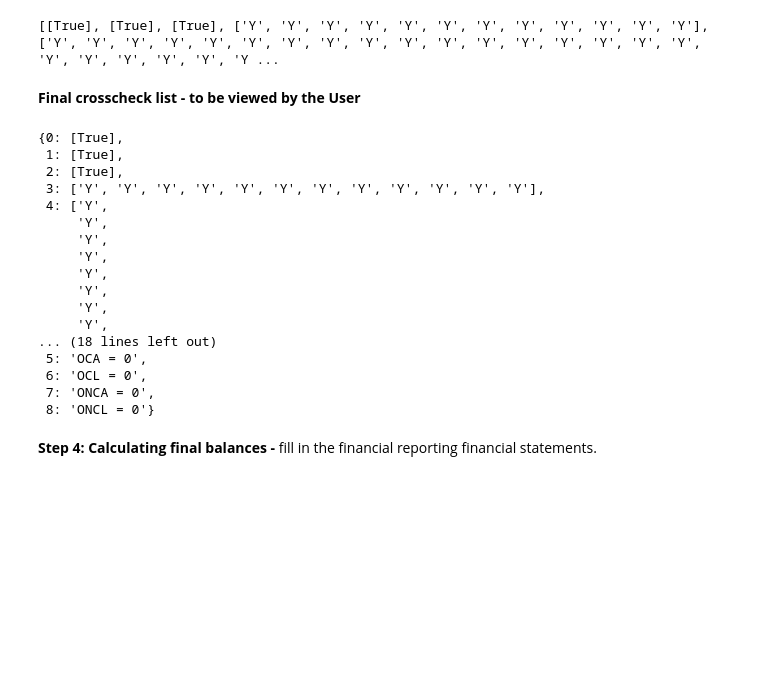
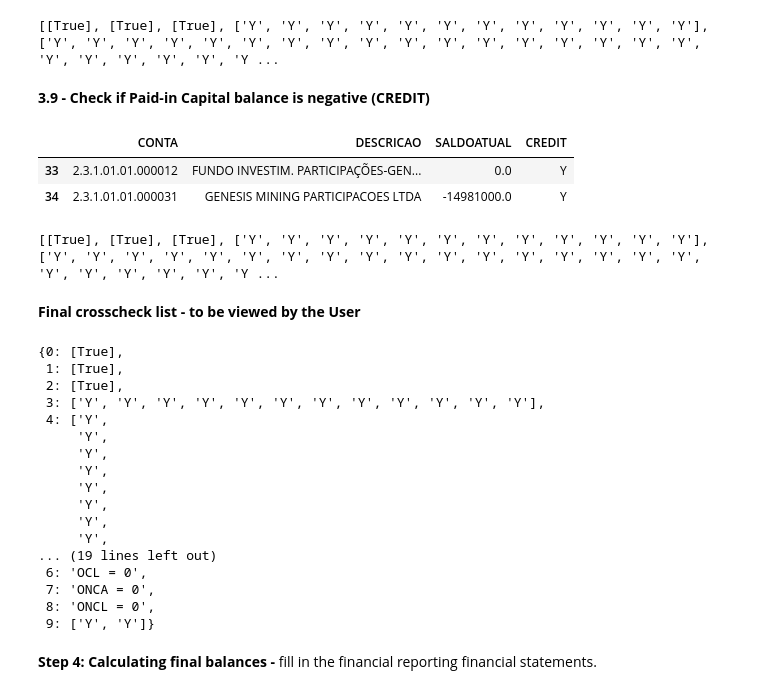
Before and after one commit to asimao1775/Invoo2, a Jupyter notebook: Book Economico.ipynb, the cells around one changed output. Saved outputs shown, nothing was run; the diff lists cells and outputs as text; code cells hidden in the pictures; blank space fills up the shorter version.

Commit message:
"Cross check finalized"

```diff
--- a/Book Economico.ipynb
+++ b/Book Economico.ipynb
@@ -199,6 +182,22 @@ else:
 print(values)
 # %% [output]
 [[True], [True], [True], ['Y', 'Y', 'Y', 'Y', 'Y', 'Y', 'Y', 'Y', 'Y', 'Y', 'Y', 'Y'], ['Y', 'Y', 'Y', 'Y', 'Y', 'Y', 'Y', 'Y', 'Y', 'Y', 'Y', 'Y', 'Y', 'Y', 'Y', 'Y', 'Y', 'Y', 'Y', 'Y', 'Y', 'Y', 'Y ...
+# %% [markdown]
+**3.9 - Check if Paid-in Capital balance is negative (CREDIT)**
+# %%
+paidInCapital = merged_ledger[merged_ledger.REP_ID == 231][['CONTA','DESCRICAO','SALDOATUAL']]
+#display(merged_ledger)
+paidInCapital.loc[paidInCapital['SALDOATUAL'] <= 0, 'CREDIT'] = 'Y'
+paidInCapital.loc[paidInCapital['SALDOATUAL'] > 0, 'CREDIT'] = 'N:'+' '+ paidInCapital.CONTA +' '+ paidInCapital.DESCRICAO
+# display(paidInCapital)
+cx9 = list(i for i in paidInCapital.CREDIT)
+values.append(cx9)
+print(values)
+# %% [output]
+|  | CONTA | DESCRICAO | SALDOATUAL | CREDIT |
+| 33 | 2.3.1.01.01.000012 | FUNDO INVESTIM. PARTICIPAÇÕES-GEN... | 0.0 | Y |
+| 34 | 2.3.1.01.01.000031 | GENESIS MINING PARTICIPACOES LTDA | -14981000.0 | Y |
+[[True], [True], [True], ['Y', 'Y', 'Y', 'Y', 'Y', 'Y', 'Y', 'Y', 'Y', 'Y', 'Y', 'Y'], ['Y', 'Y', 'Y', 'Y', 'Y', 'Y', 'Y', 'Y', 'Y', 'Y', 'Y', 'Y', 'Y', 'Y', 'Y', 'Y', 'Y', 'Y', 'Y', 'Y', 'Y', 'Y', 'Y ...
 # %% [markdown]
 **Final crosscheck list - to be viewed by the User**
 # %%
@@ -219,11 +218,11 @@ pprint.pprint(final_cx)
      'Y',
      'Y',
      'Y',
-... (18 lines left out)
- 5: 'OCA = 0',
+... (19 lines left out)
  6: 'OCL = 0',
  7: 'ONCA = 0',
- 8: 'ONCL = 0'}
+ 8: 'ONCL = 0',
+ 9: ['Y', 'Y']}
 # %% [markdown]
 **Step 4: Calculating final balances -** fill in the financial reporting financial statements.
 # %%
```
Also changed, not shown: parts of 1 cell of this notebook.
